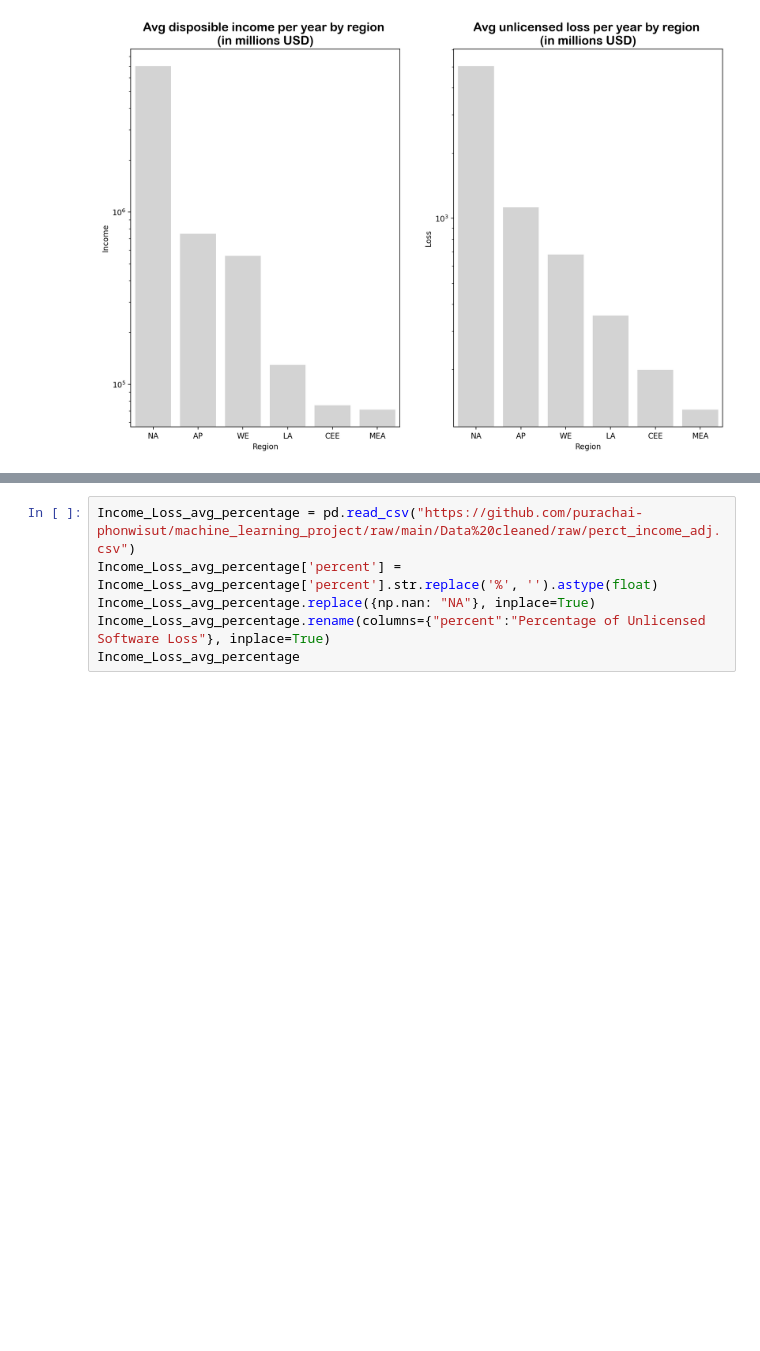
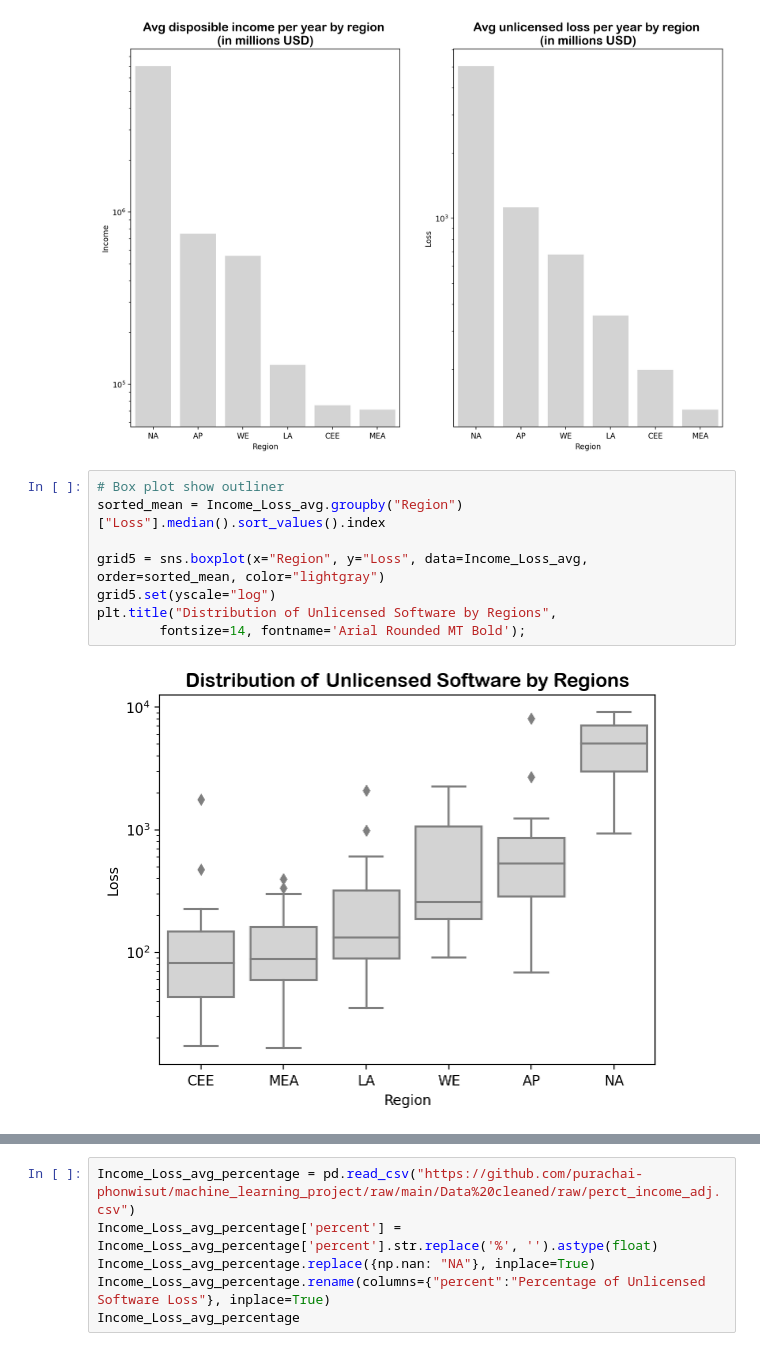
Before and after one commit to purachai-phonwisut/machine_learning_project, a Jupyter notebook: notebook.ipynb, the cells around one changed output, grey strips where cells are left out. Saved outputs shown, nothing was run; the diff lists cells and outputs as text; blank space fills up the shorter version.

```diff
--- a/notebook.ipynb
+++ b/notebook.ipynb
@@ -304,3 +304,13 @@ grid3.set(yscale="log")
 grid4.set(yscale="log");
 # %% [output]
 [figure]
+# %%
+# Box plot show outliner
+sorted_mean = Income_Loss_avg.groupby("Region")["Loss"].median().sort_values().index
+
+grid5 = sns.boxplot(x="Region", y="Loss", data=Income_Loss_avg, order=sorted_mean, color="lightgray")
+grid5.set(yscale="log")
+plt.title("Distribution of Unlicensed Software by Regions",
+        fontsize=14, fontname='Arial Rounded MT Bold');
+# %% [output]
+[figure, added]
```
Also changed, not shown: parts of 4 cells of this notebook.
